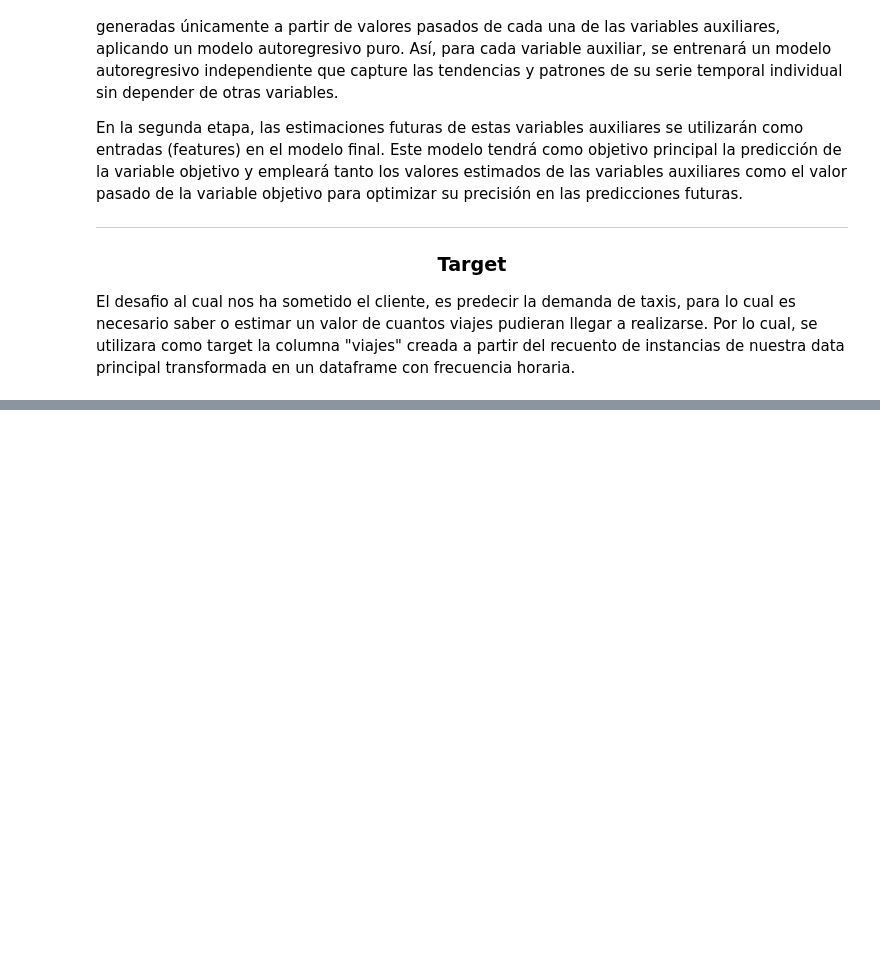
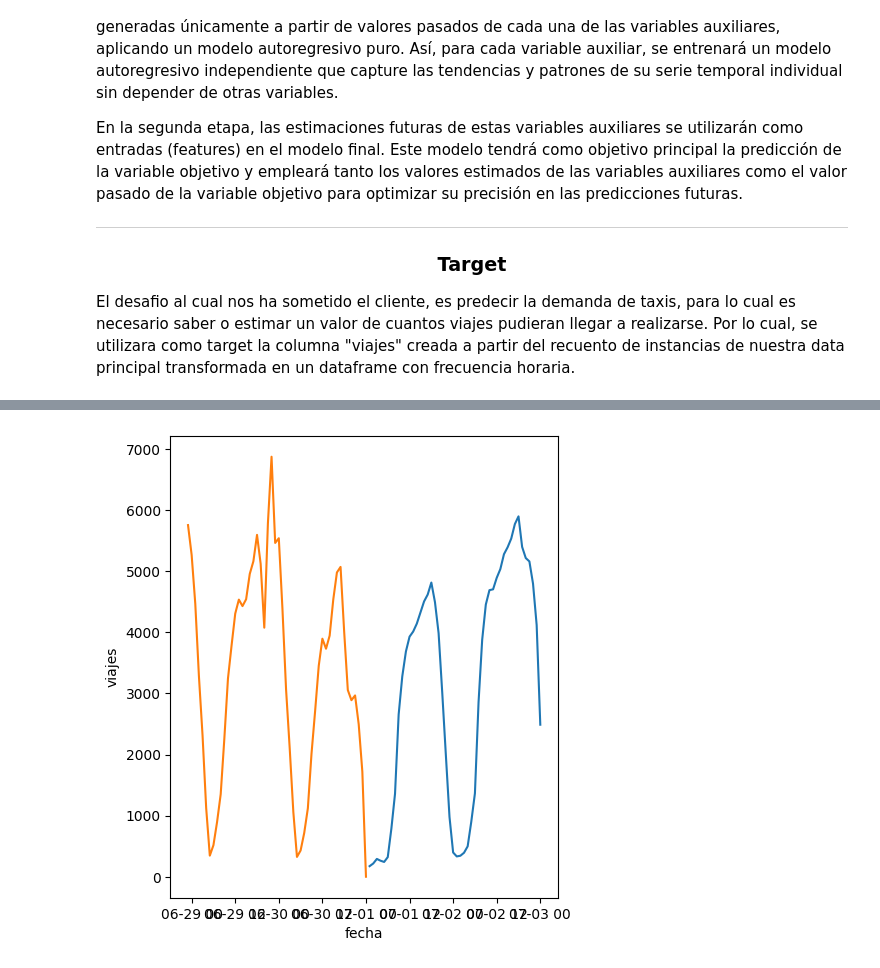
Before and after one commit to Pableren/Cab_Data_Cruise, a Jupyter notebook: Data_Science.ipynb, the cells around one changed output, grey strips where cells are left out. Drawn from its saved outputs; the diff is of its cells as text; code cells hidden in the pictures; blank space fills up the shorter version.

```diff
--- a/Data_Science.ipynb
+++ b/Data_Science.ipynb
@@ -63,0 +155,4 @@ df['weekend'] = df['pickup_datetime'].apply(lambda x: x.weekday() < 5).astype(in
+# %%
+ultima_fecha = df_hour['pickup_datetime'].iloc[-1]
+N = len(predictions)  # Número de predicciones futuras
+fechas_futuras = pd.date_range(start=ultima_fecha, periods=N + 1, freq='H')[1:]  # Excluye la última fecha histórica
@@ -63,0 +179,3 @@ df['weekend'] = df['pickup_datetime'].apply(lambda x: x.weekday() < 5).astype(in
+# %%
+predictions = pd.DataFrame(predictions)
+#predictions
@@ -63,0 +200,14 @@ df['weekend'] = df['pickup_datetime'].apply(lambda x: x.weekday() < 5).astype(in
+# %%
+# Asignamos estas fechas a tu dataframe de predicciones
+predictions['fecha'] = fechas_futuras
+# %%
+#predictions.rename(columns={'0':'viajes'})
+predictions.columns = ['viajes','fecha']
+# %%
+fig = plt.figure(figsize=(5,6))
+axes = plt.axes()
+sns.lineplot(data=predictions,ax=axes,x=predictions['fecha'],y='viajes')
+sns.lineplot(data=df_hour,ax=axes,x=df_hour['pickup_datetime'][-50:],y='viajes')
+plt.show()
+# %% [output]
+[figure, added]
```
Also changed, not shown: parts of 18 cells of this notebook.
